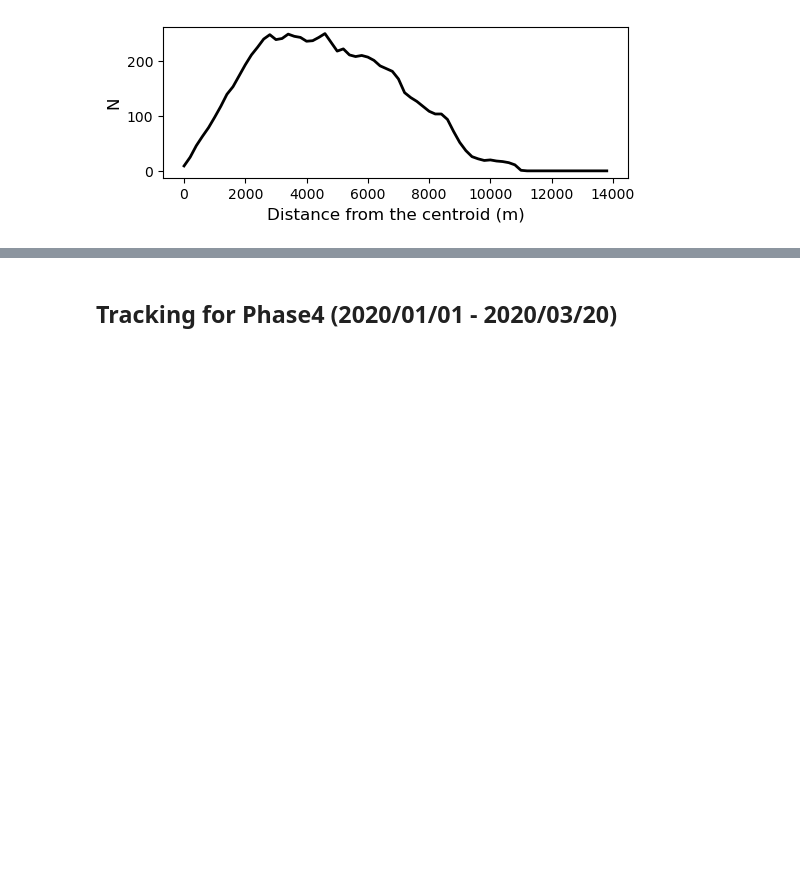
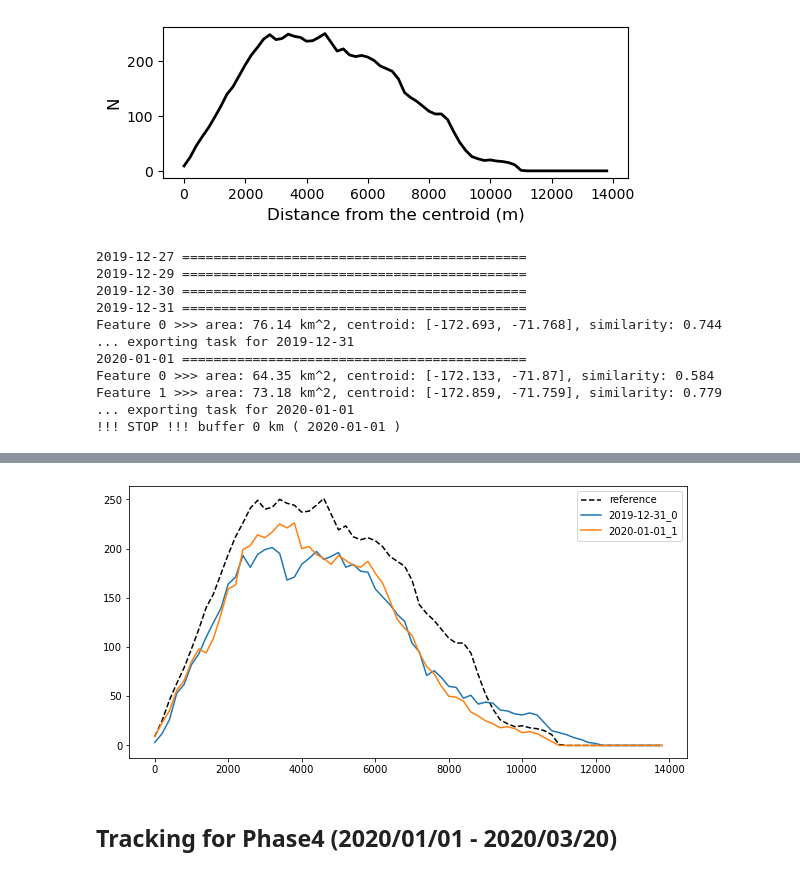
Before and after one commit to YoungHyunKoo/GEE_iceberg_tracking, a Jupyter notebook: Python/Iceberg_tracking_GEE.ipynb, the cells around one changed output, grey strips where cells are left out. Cells and saved outputs as stored; diff of their text form; code cells hidden in the pictures; blank space fills up the shorter version.

Commit message:
Updated on 5 Oct 2021
Tracking of iceberg B43 using Google Earth Engine (last update: 5 Oct 2021)

```diff
--- a/Python/Iceberg_tracking_GEE.ipynb
+++ b/Python/Iceberg_tracking_GEE.ipynb
@@ -38,3 +31,9 @@ Successfully saved authorization token.
+# %%
+## First, you have to initialize the dictionaries
+ice_area = {}
+ice_centroid = {}
+mapid_seg = {}
+mapid_target = {}
 # %%
 # Enter your Google account (ID)
 name = input("Enter your Google account (ID): ")
@@ -711,7 +724,7 @@ center = [-172.27469793338602,-71.92759185065805]
 
 buf_dist = 25000 # buffer distance to find from the center to find icebergs
 
-map = folium.Map(location=[center[1], center[0]], zoom_start=7, height=550,width=700)
+map3 = folium.Map(location=[center[1], center[0]], zoom_start=7, height=550,width=700)
 
 # color codes to visualize the iceberg geometry by time
 color_codes = ['red', 'chocolate', 'orange', 'yellow', 'olive', 'lime',
@@ -726,7 +739,7 @@ day_range = range(0, 6) # for about year (2019-2018)
 vectorscale = 40
 
 features = []
-fig = plt.subplots(figsize = (10, 6))
+fig = plt.subplots(figsize = (10, 5))
 plt.plot(hist3['reference'][1][:-1], hist3['reference'][0], label = "reference", color = "k", linestyle = "--")
 
 for day in day_range:
@@ -753,17 +766,6 @@ for day in day_range:
         kernel = ee.Kernel.gaussian(3)
         img1 = imageA.convolve(kernel)
         img = img1.select(['HH', 'angle'], ['HH', 'angle'])
-
-        # Mapping original image ===================================
-        vis_seg = {'bands': ["HH"], 'min': -30, 'max': 0, 'region': ross_sea}
-        mapid_seg[startdate] = img.getMapId(vis_seg)
-
-        folium.TileLayer(
-          tiles=mapid_seg[startdate]['tile_fetcher'].url_format,
-          attr='Map Data &copy; <a href="https://earthengine.google.com/">Google Earth Engine</a>',
-          overlay=True,
-          name='S1_{0}'.format(startdate),
-        ).add_to(map)
 
         # SNIC image segmentaion
         # https://developers.google.com/earth-engine/apidocs/ee-algorithms-image-segmentation-snic
@@ -830,6 +832,9 @@ for day in day_range:
             diff = abs(hist3['reference'][0] - B[0])
             similarity = 1-np.sum(diff)/np.sum(hist3['reference'][0])
 
+            vis_target = {'color': color_codes[month-1]}
+            mapid_target = polygon.getMapId(vis_target)
+
             print("Feature {0} >>> area: {1} km^2, centroid: [{2}, {3}], similarity: {4}".format(
                 k, round(area/1e6,2), round(centroid[0],3), round(centroid[1], 3), round(similarity, 3)
             ))
@@ -862,6 +867,41 @@ for day in day_range:
 
                 print("... exporting task for {0}".format(startdate))
 
+                ## Mapping images ==========================================
+                # Original image -----------------------------------
+                vis_seg = {'bands': ["HH"], 'min': -30, 'max': 0, 'region': ross_sea}
+                mapid_seg[startdate] = img.getMapId(vis_seg)
+
+                folium.TileLayer(
+                  tiles=mapid_seg[startdate]['tile_fetcher'].url_format,
+                  attr='Map Data &copy; <a href="https://earthengine.google.com/">Google Earth Engine</a>',
+                  overlay=True,
+                  name='S1_{0}'.format(startdate),
+                ).add_to(map3)
+
+                # Segmentation result -----------------------------------
+                vis_seg = {'color': 'red'}
+                seg_tile = segments.getMapId(vis_seg)
+
+                folium.TileLayer(
+                  tiles=seg_tile['tile_fetcher'].url_format,
+                  attr='Map Data &copy; <a href="https://earthengine.google.com/">Google Earth Engine</a>',
+                  overlay=True,
+                  name="seg_" + startdate,
+                ).add_to(map3)
+
+                vis_target = {'color': color_codes[month-1]}
+                mapid_target = polygon.getMapId(vis_target)
+
+                # Map of iceberg vectors ---------------------------------
+                folium.TileLayer(
+                    tiles=mapid_target['tile_fetcher'].url_format,
+                    attr='Map Data &copy; <a href="https://earthengine.google.com/">Google Earth Engine</a>',
+                    overlay=True,
+                    name=startdate + "_" + str(k),
+                ).add_to(map3)
+                ## ===========================================================
+
                 center = centroid
                 buf_dist = 0
 
@@ -873,3 +913,19 @@ for day in day_range:
     buf_dist += 25000 # add 25 km buffer for everyday searching process
     startdate = enddate
     enddate = (dt.datetime.strptime(enddate, "%Y-%m-%d") + dt.timedelta(days=1)).strftime("%Y-%m-%d")
+
+plt.legend()
+map3.add_child(folium.LayerControl())
+map3
+# %% [output]
+2019-12-27 ============================================
+2019-12-29 ============================================
+2019-12-30 ============================================
+2019-12-31 ============================================
+Feature 0 >>> area: 76.14 km^2, centroid: [-172.693, -71.768], similarity: 0.744
+... exporting task for 2019-12-31
+2020-01-01 ============================================
+Feature 0 >>> area: 64.35 km^2, centroid: [-172.133, -71.87], similarity: 0.584
+Feature 1 >>> area: 73.18 km^2, centroid: [-172.859, -71.759], similarity: 0.779
+... exporting task for 2020-01-01
+!!! STOP !!! buffer 0 km ( 2020-01-01 )
@@ -876,3 +933,4 @@ for day in day_range:
+[figure, added]
 # %% [markdown]
 ## Tracking for Phase4 (2020/01/01 - 2020/03/20)
 # %% [markdown]
```
Also changed, not shown: parts of 8 cells of this notebook.
